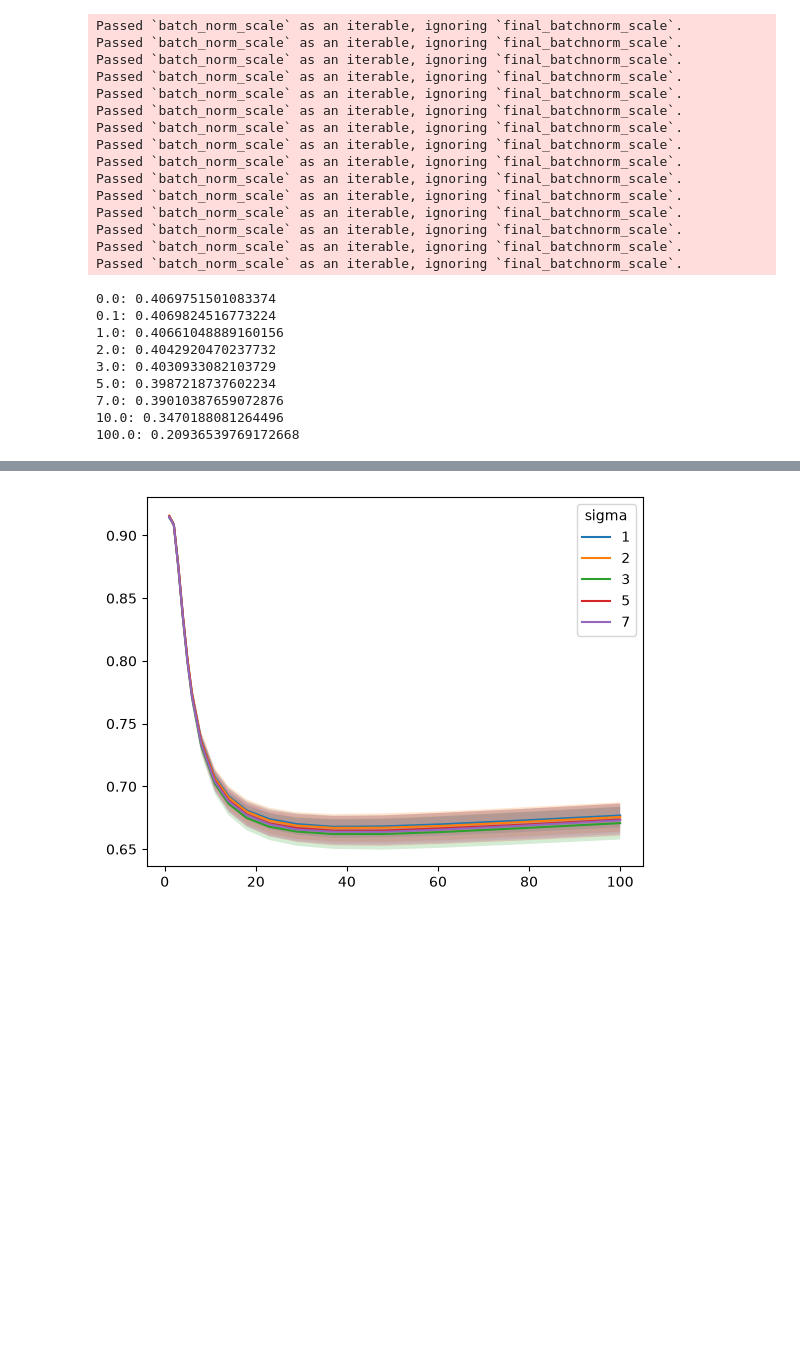
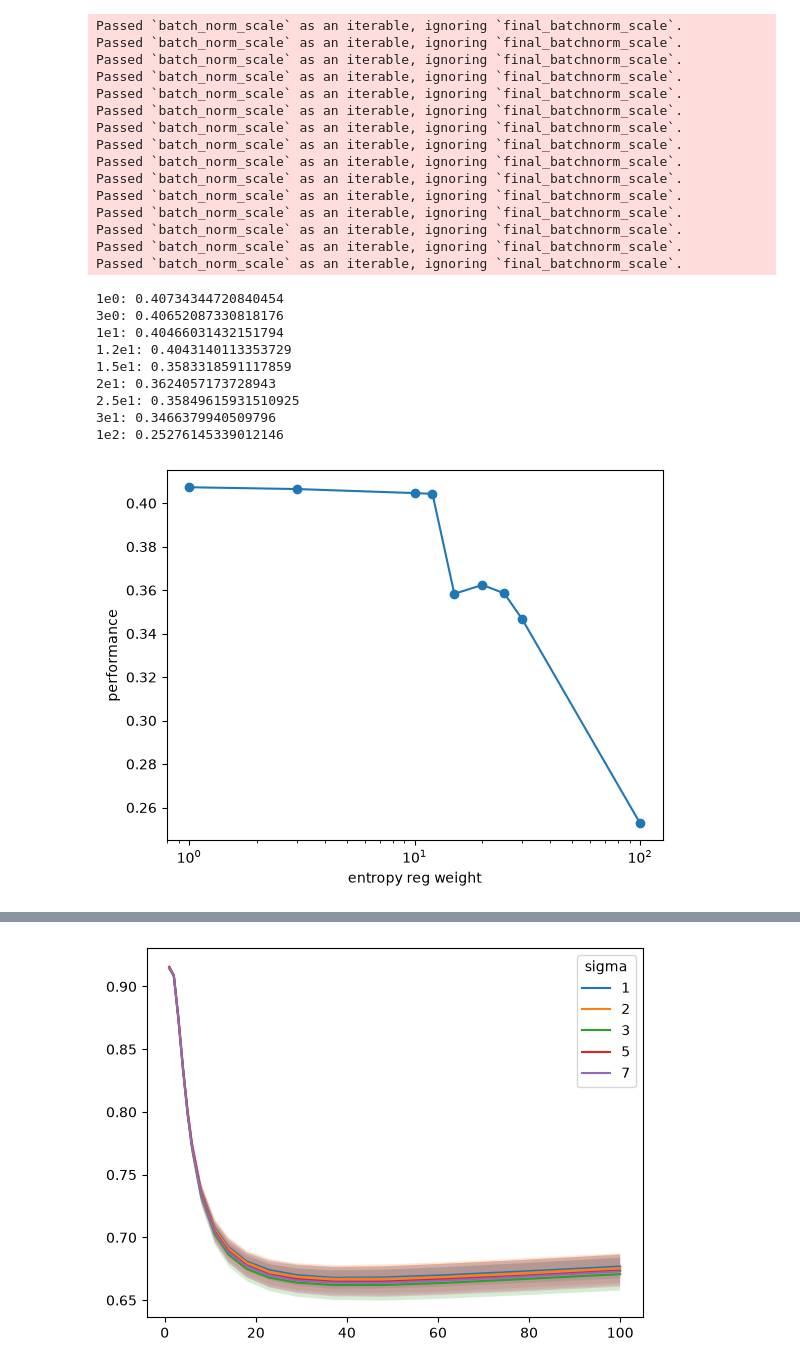
Before and after one commit to NathanSoeding/sensorium, a Jupyter notebook: analysis/entropy_reg.ipynb, the cells around one changed output, grey strips where cells are left out. Saved outputs shown, nothing was run; the diff lists cells and outputs as text; code cells hidden in the pictures; blank space fills up the shorter version.

```diff
--- a/analysis/entropy_reg.ipynb
+++ b/analysis/entropy_reg.ipynb
@@ -106,18 +115,30 @@ Passed `batch_norm_scale` as an iterable, ignoring `final_batchnorm_scale`.
 # %%
 from sensorium.utility.scores import get_correlations
 
+scores = []
 for sigma, model in models.items():
-    print(f'{sigma}: {get_correlations(model, dataloaders['validation'], device=device, per_neuron=False)}')
+    score = get_correlations(model[0], dataloaders['validation'], device=device, per_neuron=False)
+    scores.append(score)
+    print(f'{sigma}: {score}')
 # %% [output]
-0.0: 0.4069751501083374
-0.1: 0.4069824516773224
-1.0: 0.40661048889160156
-2.0: 0.4042920470237732
-3.0: 0.4030933082103729
-5.0: 0.3987218737602234
-7.0: 0.39010387659072876
-10.0: 0.3470188081264496
-100.0: 0.20936539769172668
+1e0: 0.40734344720840454
+3e0: 0.40652087330818176
+1e1: 0.40466031432151794
+1.2e1: 0.4043140113353729
+1.5e1: 0.3583318591117859
+2e1: 0.3624057173728943
+2.5e1: 0.35849615931510925
+3e1: 0.3466379940509796
+1e2: 0.25276145339012146
+# %%
+xs = [float(e) for e in entropies]
+plt.plot(xs, scores, marker='o')
+plt.xlabel('entropy reg weight')
+plt.ylabel('performance')
+plt.xscale('log')
+plt.show()
+# %% [output]
+[figure, added]
 # %%
 n = 8
 fig, axs = plt.subplots(len(models), n, figsize=(20, 12))
```
Also changed, not shown: parts of 7 cells of this notebook, 4 other files.
